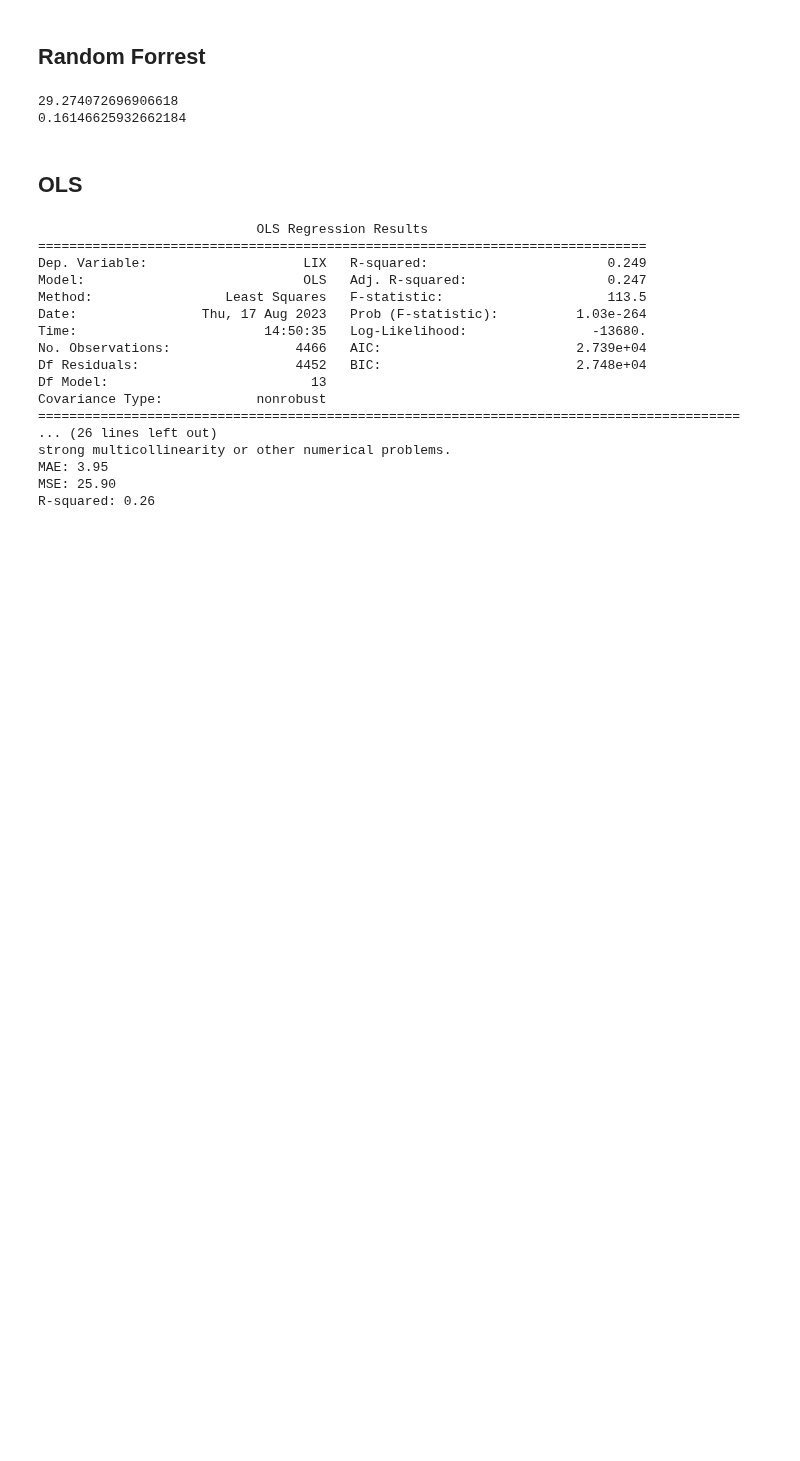
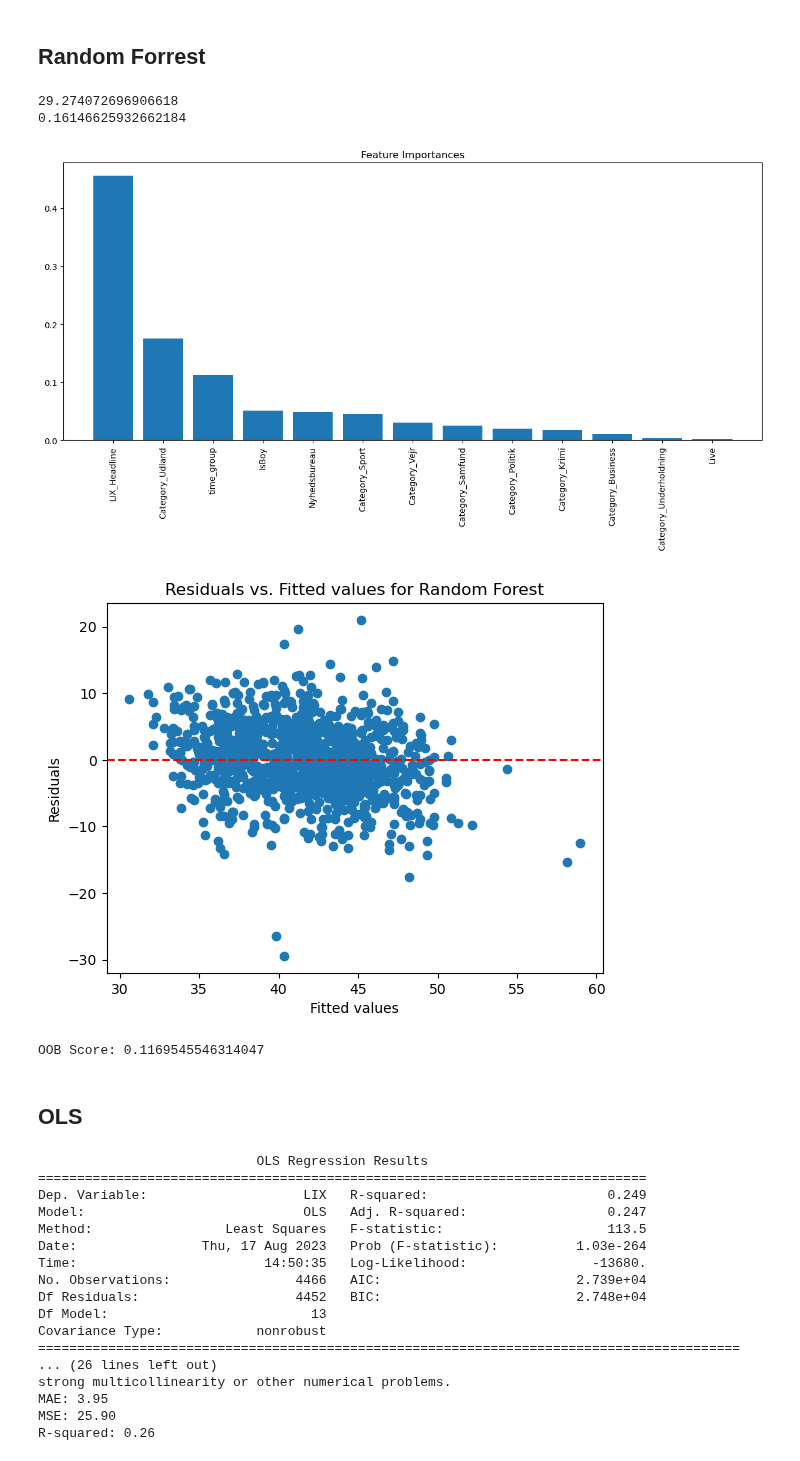
Before and after one commit to Gr-Elena/isds2023_group31, a Jupyter notebook: codes/modeling/Model.ipynb, the cells around one changed output. Drawn from its saved outputs; the diff is of its cells as text; code cells hidden in the pictures; blank space fills up the shorter version.

```diff
--- a/codes/modeling/Model.ipynb
+++ b/codes/modeling/Model.ipynb
@@ -138,7 +169,7 @@ print(r2_EN)
 # %% [markdown]
 ## Random Forrest
 # %%
-rf = RandomForestRegressor(n_estimators=100, random_state=123)
+rf = RandomForestRegressor(n_estimators=100, random_state=123, oob_score=True)
 rf.fit(X_train, y_train)
 
 y_pred_RF = rf.predict(X_test)
@@ -150,6 +181,33 @@ print(r2_RF)
 # %% [output]
 29.274072696906618
 0.16146625932662184
+# %%
+importances = rf.feature_importances_
+indices = np.argsort(importances)[::-1]
+
+plt.figure(figsize=(15, 6))
+plt.title("Feature Importances")
+plt.bar(range(X_train.shape[1]), importances[indices], align="center")
+plt.xticks(range(X_train.shape[1]), X_train.columns[indices], rotation=90)
+plt.xlim([-1, X_train.shape[1]])
+plt.show()
+
+# Residuals plot
+residuals_RF = y_test - y_pred_RF
+plt.scatter(y_pred_RF, residuals_RF)
+plt.axhline(0, color='red', linestyle='--')
+plt.title("Residuals vs. Fitted values for Random Forest")
+plt.xlabel("Fitted values")
+plt.ylabel("Residuals")
+plt.show()
+
+# OOB Score (Only if you set oob_score=True in the Random Forest Regressor)
+if hasattr(rf, "oob_score_"):
+    print("OOB Score:", rf.oob_score_)
+# %% [output]
+[figure, added]
+[figure, added]
+OOB Score: 0.1169545546314047
 # %% [markdown]
 ## OLS
 # %%
```
Also changed, not shown: parts of 2 cells of this notebook.
